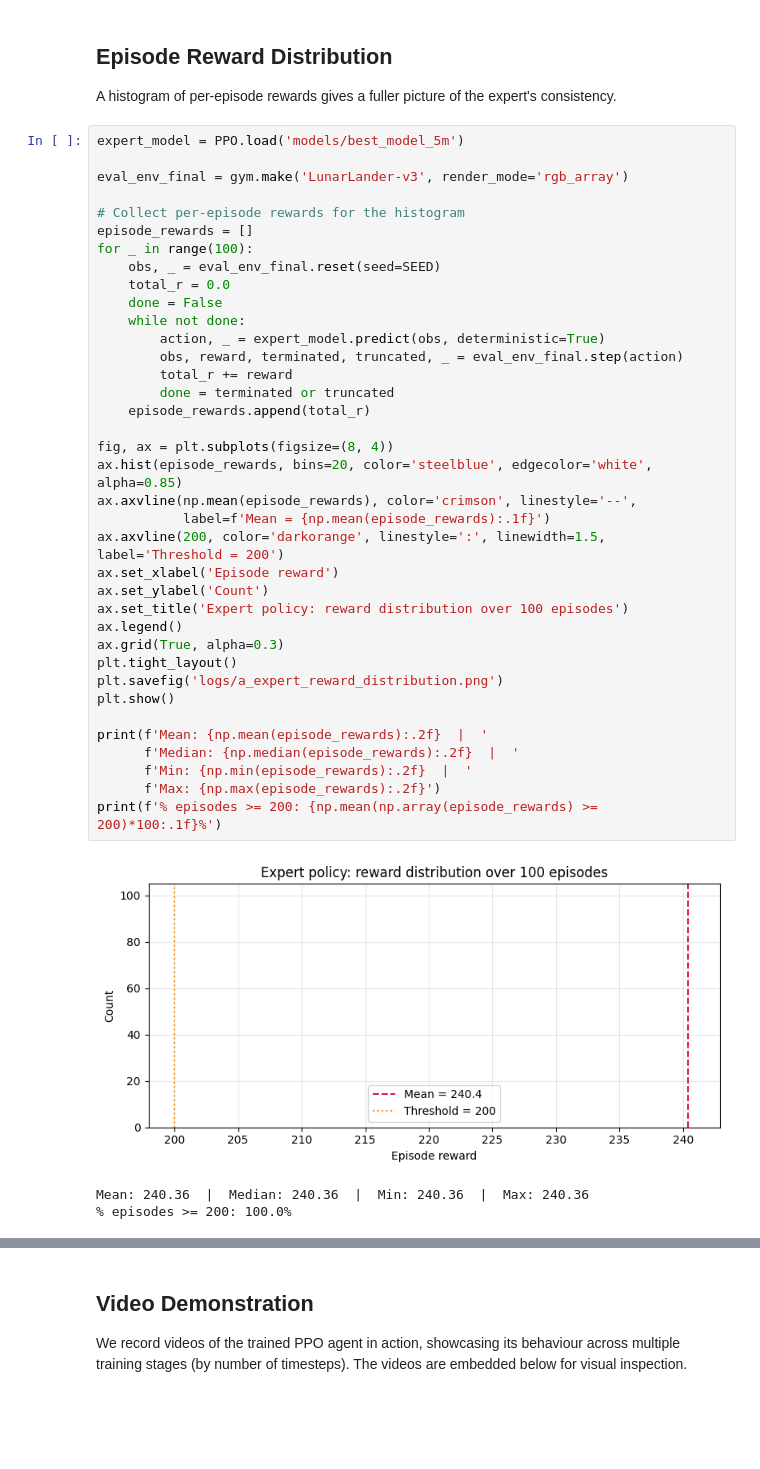
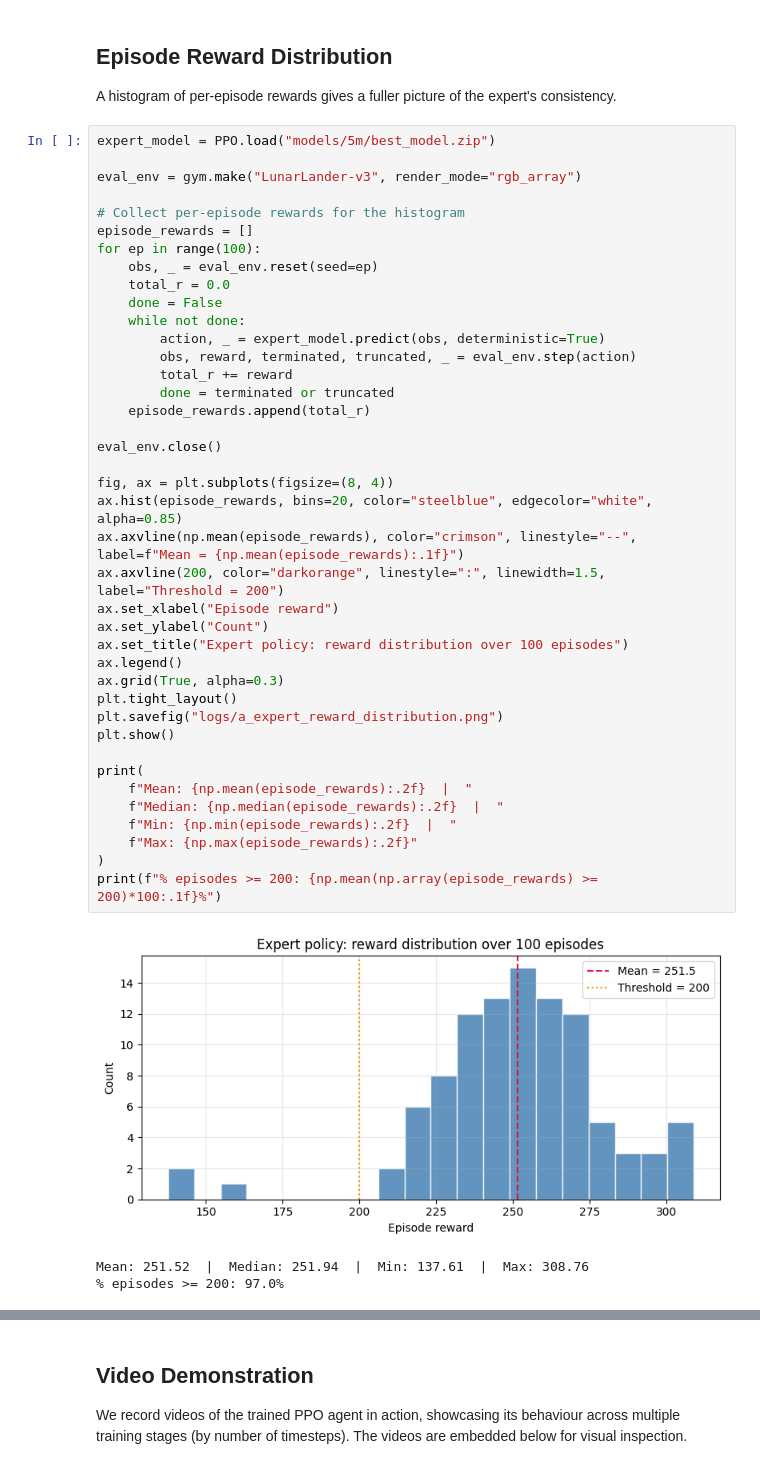
Before and after one commit to TalHibner/reinforcement-learning-imitation-learning-Assignment1, a Jupyter notebook: assignment1.ipynb, the cells around one changed output, grey strips where cells are left out. Saved outputs shown, nothing was run; the diff lists cells and outputs as text; blank space fills up the shorter version.

```diff
--- a/assignment1.ipynb
+++ b/assignment1.ipynb
@@ -183,43 +220,46 @@ plt.show()
 
 A histogram of per-episode rewards gives a fuller picture of the expert's consistency.
 # %%
-expert_model = PPO.load('models/best_model_5m')
+expert_model = PPO.load("models/5m/best_model.zip")
 
-eval_env_final = gym.make('LunarLander-v3', render_mode='rgb_array')
+eval_env = gym.make("LunarLander-v3", render_mode="rgb_array")
 
 # Collect per-episode rewards for the histogram
 episode_rewards = []
-for _ in range(100):
-    obs, _ = eval_env_final.reset(seed=SEED)
+for ep in range(100):
+    obs, _ = eval_env.reset(seed=ep)
     total_r = 0.0
     done = False
     while not done:
         action, _ = expert_model.predict(obs, deterministic=True)
-        obs, reward, terminated, truncated, _ = eval_env_final.step(action)
+        obs, reward, terminated, truncated, _ = eval_env.step(action)
         total_r += reward
         done = terminated or truncated
     episode_rewards.append(total_r)
 
+eval_env.close()
+
 fig, ax = plt.subplots(figsize=(8, 4))
-ax.hist(episode_rewards, bins=20, color='steelblue', edgecolor='white', alpha=0.85)
-ax.axvline(np.mean(episode_rewards), color='crimson', linestyle='--',
-           label=f'Mean = {np.mean(episode_rewards):.1f}')
-ax.axvline(200, color='darkorange', linestyle=':', linewidth=1.5, label='Threshold = 200')
-ax.set_xlabel('Episode reward')
-ax.set_ylabel('Count')
-ax.set_title('Expert policy: reward distribution over 100 episodes')
+ax.hist(episode_rewards, bins=20, color="steelblue", edgecolor="white", alpha=0.85)
+ax.axvline(np.mean(episode_rewards), color="crimson", linestyle="--", label=f"Mean = {np.mean(episode_rewards):.1f}")
+ax.axvline(200, color="darkorange", linestyle=":", linewidth=1.5, label="Threshold = 200")
+ax.set_xlabel("Episode reward")
+ax.set_ylabel("Count")
+ax.set_title("Expert policy: reward distribution over 100 episodes")
 ax.legend()
 ax.grid(True, alpha=0.3)
 plt.tight_layout()
-plt.savefig('logs/a_expert_reward_distribution.png')
+plt.savefig("logs/a_expert_reward_distribution.png")
 plt.show()
 
-print(f'Mean: {np.mean(episode_rewards):.2f}  |  '
-      f'Median: {np.median(episode_rewards):.2f}  |  '
-      f'Min: {np.min(episode_rewards):.2f}  |  '
-      f'Max: {np.max(episode_rewards):.2f}')
-print(f'% episodes >= 200: {np.mean(np.array(episode_rewards) >= 200)*100:.1f}%')
+print(
+    f"Mean: {np.mean(episode_rewards):.2f}  |  "
+    f"Median: {np.median(episode_rewards):.2f}  |  "
+    f"Min: {np.min(episode_rewards):.2f}  |  "
+    f"Max: {np.max(episode_rewards):.2f}"
+)
+print(f"% episodes >= 200: {np.mean(np.array(episode_rewards) >= 200)*100:.1f}%")
 # %% [output]
-[figure, old version]
+[figure, new version]
-Mean: 240.36  |  Median: 240.36  |  Min: 240.36  |  Max: 240.36
-% episodes >= 200: 100.0%
+Mean: 251.52  |  Median: 251.94  |  Min: 137.61  |  Max: 308.76
+% episodes >= 200: 97.0%
```
Also changed, not shown: parts of 35 cells of this notebook.
